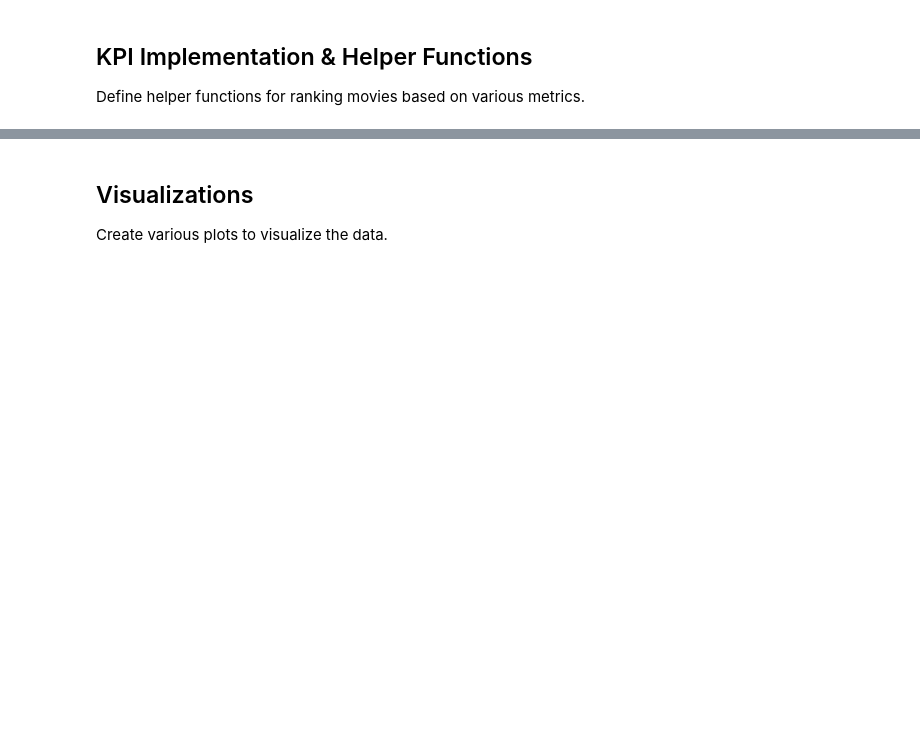
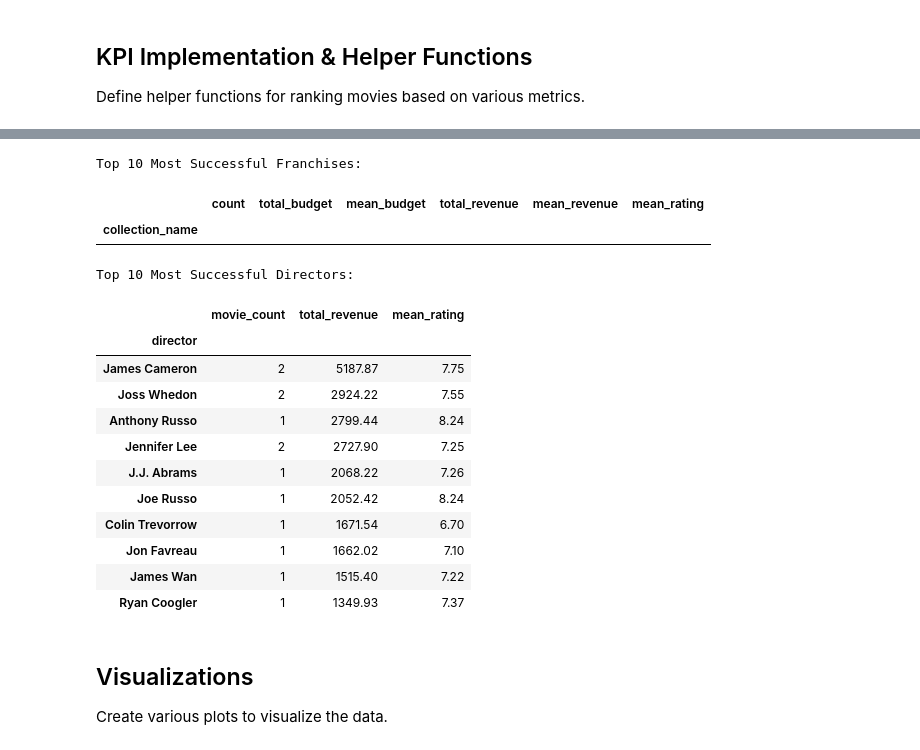
Before and after one commit to amt-dwemoh-kesseh/DE-movie-analysis, a Jupyter notebook: TMDB_Movie_Data_Analysis.ipynb, the cells around one changed output, grey strips where cells are left out. Cells and saved outputs as stored; diff of their text form; code cells hidden in the pictures; blank space fills up the shorter version.

```diff
--- a/TMDB_Movie_Data_Analysis.ipynb
+++ b/TMDB_Movie_Data_Analysis.ipynb
@@ -249,26 +334,47 @@ display(franchise_stats)
 # %%
 # Most successful franchises
+# First ensure collection_name column exists
+if 'collection_name' not in df.columns:
+    df['collection_name'] = df['belongs_to_collection'].apply(lambda x: x.get('name') if isinstance(x, dict) else None)
+
 franchise_success = df.dropna(subset=['collection_name']).groupby('collection_name').agg({
     'title': 'count',
     'budget_musd': ['sum', 'mean'],
     'revenue_musd': ['sum', 'mean'],
     'vote_average': 'mean'
 }).round(2)
 franchise_success.columns = ['count', 'total_budget', 'mean_budget', 'total_revenue', 'mean_revenue', 'mean_rating']
 franchise_success = franchise_success.nlargest(10, 'total_revenue')
 print("Top 10 Most Successful Franchises:")
 display(franchise_success)
 
 # Most successful directors
 director_success = df.dropna(subset=['director']).groupby('director').agg({
     'title': 'count',
     'revenue_musd': 'sum',
     'vote_average': 'mean'
 }).round(2)
 director_success.columns = ['movie_count', 'total_revenue', 'mean_rating']
 director_success = director_success.nlargest(10, 'total_revenue')
 print("\nTop 10 Most Successful Directors:")
 display(director_success)
+# %% [output]
+Top 10 Most Successful Franchises:
+|  | count | total_budget | mean_budget | total_revenue | mean_revenue | mean_rating |
+| collection_name |  |  |  |  |  |  |
+Top 10 Most Successful Directors:
+|  | movie_count | total_revenue | mean_rating |
+| director |  |  |  |
+| James Cameron | 2 | 5187.87 | 7.75 |
+| Joss Whedon | 2 | 2924.22 | 7.55 |
+| Anthony Russo | 1 | 2799.44 | 8.24 |
+| Jennifer Lee | 2 | 2727.90 | 7.25 |
+| J.J. Abrams | 1 | 2068.22 | 7.26 |
+| Joe Russo | 1 | 2052.42 | 8.24 |
+| Colin Trevorrow | 1 | 1671.54 | 6.70 |
+| Jon Favreau | 1 | 1662.02 | 7.10 |
+| James Wan | 1 | 1515.40 | 7.22 |
+| Ryan Coogler | 1 | 1349.93 | 7.37 |
 # %% [markdown]
 ## Visualizations
 
```
Also changed, not shown: parts of 11 cells of this notebook, 2 other files.
